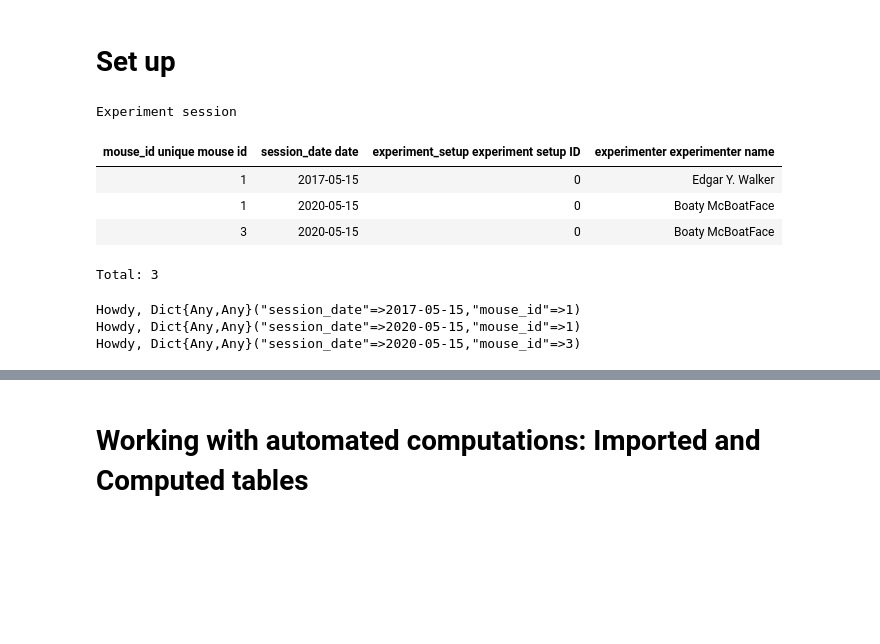
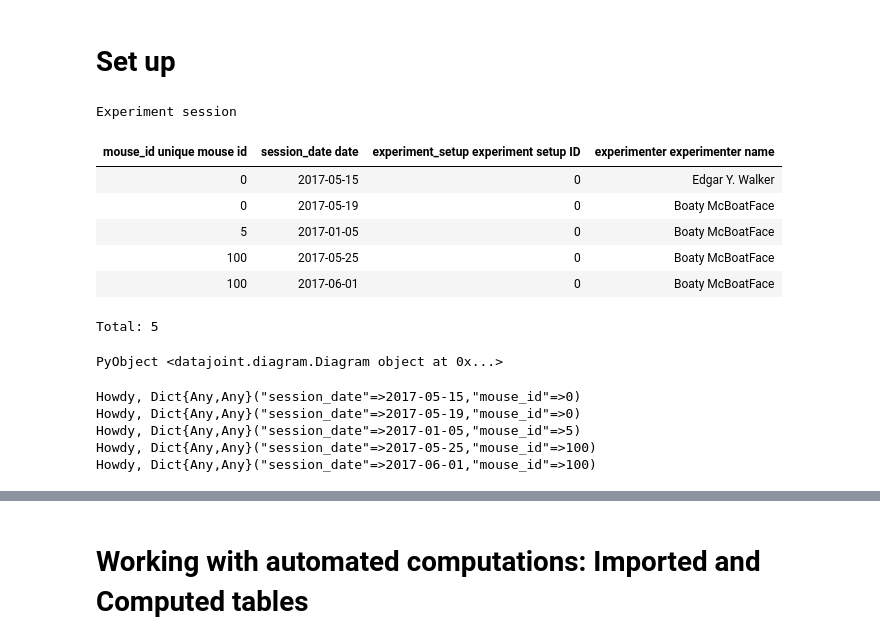
Before and after one commit to datajoint/neuronex_workshop_2018, a Jupyter notebook: julia/02-Imported and Computed Tables.ipynb, the cells around one changed output, grey strips where cells are left out. Saved outputs shown, nothing was run; the diff lists cells and outputs as text; code cells hidden in the pictures; blank space fills up the shorter version.

```diff
--- a/julia/02-Imported and Computed Tables.ipynb
+++ b/julia/02-Imported and Computed Tables.ipynb
@@ -1,8 +1,11 @@
 # %% [markdown]
 # Set up
 # %%
+cd("/Users/carlos/Github/datajoint/neuronex_workshop_2018/julia")
+
 using PyCall
 dj = pyimport("datajoint")
+include("d2j.jl")  # this is the code that converts datajoint fetch() results into Julia types
 
 # RUN THE FOLLOWING ONLY ONCE:  Next time tou start up tou won't need it, the info will be saved in the local file
 #
@@ -13,7 +16,9 @@ dj = pyimport("datajoint")
 
 dj.conn(reset=true)
 
-schema = dj.schema("brody_tutorial2", py"locals()")
+schema_name = "brody_tutorial3"
+
+schema = dj.schema(schema_name, py"locals()")
 
 
 py"""
@@ -31,17 +36,19 @@ mouse = py"Mouse()"
 
 
 mouse.insert([
-        Dict("mouse_id"=>1, "dob"=>"2020-01-01", "sex"=>"M"),
-        Dict("mouse_id"=>2, "dob"=>"2020-01-02", "sex"=>"F"),
-        Dict("mouse_id"=>3, "dob"=>"2020-01-03", "sex"=>"U"),
-        Dict("mouse_id"=>5, "dob"=>"2020-01-05", "sex"=>"M"),
-        Dict("mouse_id"=>6, "dob"=>"2020-01-05", "sex"=>"F"),
-        Dict("mouse_id"=>7, "dob"=>"2020-01-05", "sex"=>"F")
+        Dict("mouse_id"=>0,   "dob"=>"2010-01-01", "sex"=>"M"),
+        Dict("mouse_id"=>1,   "dob"=>"2020-01-01", "sex"=>"M"),
+        Dict("mouse_id"=>2,   "dob"=>"2020-01-02", "sex"=>"F"),
+        Dict("mouse_id"=>3,   "dob"=>"2020-01-03", "sex"=>"U"),
+        Dict("mouse_id"=>5,   "dob"=>"2020-01-05", "sex"=>"M"),
+        Dict("mouse_id"=>6,   "dob"=>"2020-01-05", "sex"=>"F"),
+        Dict("mouse_id"=>7,   "dob"=>"2020-01-05", "sex"=>"F"),
+        Dict("mouse_id"=>100, "dob"=>"2017-01-05", "sex"=>"F")
         ], skip_duplicates=true)
 
 
 py"""
-schema = $dj.schema('brody_tutorial2', locals())
+schema = $dj.schema($schema_name, locals())
 
 @schema
 class Session($dj.Manual):
@@ -57,42 +64,67 @@ class Session($dj.Manual):
 """
 
 session = py"Session"()
 
 data = Dict(
-  "mouse_id" => 1,
+  "mouse_id" => 0,
   "session_date" => "2017-05-15",
   "experiment_setup" => 0,
   "experimenter" => "Edgar Y. Walker"
 )
 
 session.insert1(data, skip_duplicates=true)
 
 
 data = [
     Dict(
-  "mouse_id" => 1,
-  "session_date" => "2020-05-15",
+  "mouse_id" => 0,
+  "session_date" => "2017-05-19",
   "experiment_setup" => 0,
   "experimenter" => "Boaty McBoatFace"
     ),
     Dict(
-  "mouse_id" => 3,
-  "session_date" => "2020-05-15",
+  "mouse_id" => 100,
+  "session_date" => "2017-05-25",
+  "experiment_setup" => 0,
+  "experimenter" => "Boaty McBoatFace"
+    ),
+    Dict(
+  "mouse_id" => 100,
+  "session_date" => "2017-06-01",
+  "experiment_setup" => 0,
+  "experimenter" => "Boaty McBoatFace"
+    ),
+    Dict(
+  "mouse_id" => 5,
+  "session_date" => "2017-01-05",
   "experiment_setup" => 0,
   "experimenter" => "Boaty McBoatFace"
     )
+
     ]
 
 session.insert(data, skip_duplicates=true)
 
 session
 # %% [output]
 Experiment session
 | mouse_id unique mouse id | session_date date | experiment_setup experiment setup ID | experimenter experimenter name |
-| 1 | 2017-05-15 | 0 | Edgar Y. Walker |
-| 1 | 2020-05-15 | 0 | Boaty McBoatFace |
-| 3 | 2020-05-15 | 0 | Boaty McBoatFace |
+| 0 | 2017-05-15 | 0 | Edgar Y. Walker |
+| 0 | 2017-05-19 | 0 | Boaty McBoatFace |
+| 5 | 2017-01-05 | 0 | Boaty McBoatFace |
+| 100 | 2017-05-25 | 0 | Boaty McBoatFace |
+| 100 | 2017-06-01 | 0 | Boaty McBoatFace |
-Total: 3
+Total: 5
+# %%
+using PyCall
+
+dj = pyimport("datajoint")
+dj.conn(reset=true)
+schema = dj.schema(schema_name, py"locals()")
+
+py"$dj.ERD($schema)"
+# %% [output]
+PyObject <datajoint.diagram.Diagram object at 0x...>
 # %%
 function Neuron_make(key)
     println("Howdy, ", key)
@@ -100,7 +132,7 @@ end
 
 py"""
 Neuron_make = $Neuron_make
-schema = $dj.schema('brody_tutorial2', locals())
+schema = $dj.schema($schema_name, locals())
 
 @schema
 class Neuron($dj.Imported):
@@ -117,8 +149,10 @@ class Neuron($dj.Imported):
 neuron = py"Neuron"()
 neuron.populate()
 # %% [output]
-Howdy, Dict{Any,Any}("session_date"=>2017-05-15,"mouse_id"=>1)
-Howdy, Dict{Any,Any}("session_date"=>2020-05-15,"mouse_id"=>1)
-Howdy, Dict{Any,Any}("session_date"=>2020-05-15,"mouse_id"=>3)
+Howdy, Dict{Any,Any}("session_date"=>2017-05-15,"mouse_id"=>0)
+Howdy, Dict{Any,Any}("session_date"=>2017-05-19,"mouse_id"=>0)
+Howdy, Dict{Any,Any}("session_date"=>2017-01-05,"mouse_id"=>5)
+Howdy, Dict{Any,Any}("session_date"=>2017-05-25,"mouse_id"=>100)
+Howdy, Dict{Any,Any}("session_date"=>2017-06-01,"mouse_id"=>100)
 # %%
 py"$dj.ERD($schema)"
```
Also changed, not shown: parts of 68 cells of this notebook, 1 other file.
